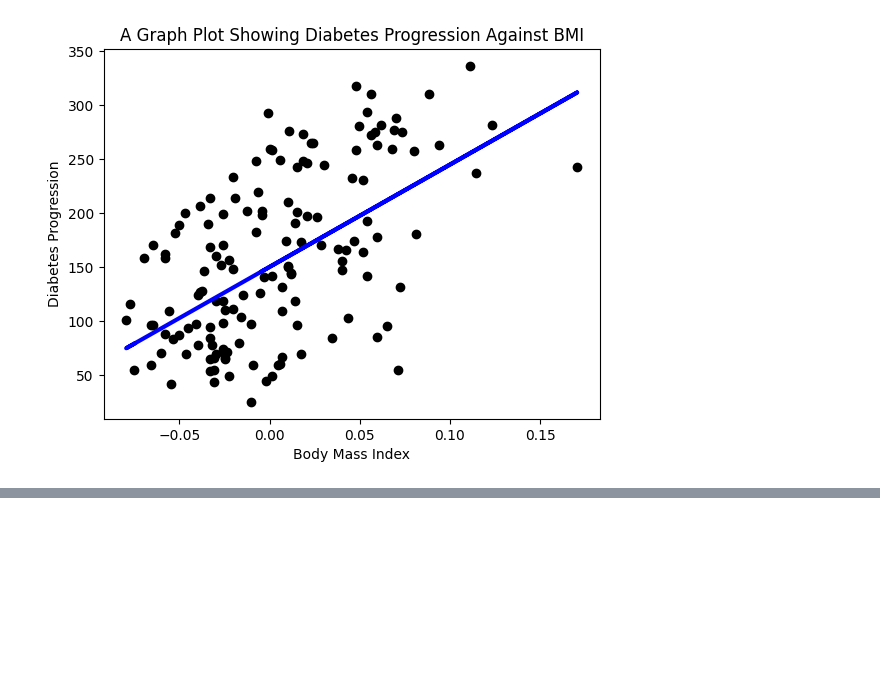
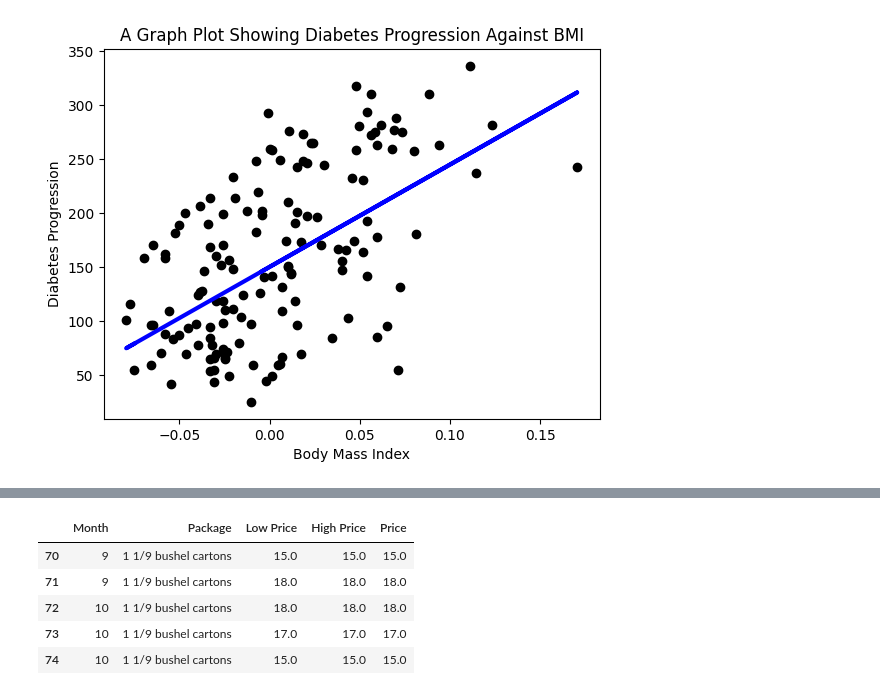
Before and after one commit to Li2angel/100_days_of_AIonEdge, a Jupyter notebook: Edge_AI_Assistant/notebooks/linear_regression.ipynb, the cells around one changed output, grey strips where cells are left out. Drawn from its saved outputs; the diff is of its cells as text; code cells hidden in the pictures; blank space fills up the shorter version.

```diff
--- a/Edge_AI_Assistant/notebooks/linear_regression.ipynb
+++ b/Edge_AI_Assistant/notebooks/linear_regression.ipynb
@@ -145,0 +198,25 @@ plt.show() # The black dots represent the actual values of y in the test data, a
+# %%
+# define the columns to be used
+new_columns = ['Package', 'Month', 'Low Price', 'High Price', 'Date']
+
+# drop all other columns
+pumpkins = pumpkins.drop([colname for colname in pumpkins.columns if colname not in new_columns], axis=1)
+# why axis=1? because we are dropping columns, not rows
+# %%
+# calculate the average between the low and high prices
+price = (pumpkins['Low Price'] + pumpkins['High Price']) /2
+
+# get the month from the date column
+month  = pd.DatetimeIndex(pumpkins['Date']).month
+
+# create a new dataframe with the new columns
+new_pumpkins = pd.DataFrame({'Month': month, 'Package': pumpkins['Package'], 'Low Price': pumpkins['Low Price'], 'High Price': pumpkins['High Price'], 'Price': price})
+
+new_pumpkins.head()
+# %% [output]
+|  | Month | Package | Low Price | High Price | Price |
+| 70 | 9 | 1 1/9 bushel cartons | 15.0 | 15.0 | 15.0 |
+| 71 | 9 | 1 1/9 bushel cartons | 18.0 | 18.0 | 18.0 |
+| 72 | 10 | 1 1/9 bushel cartons | 18.0 | 18.0 | 18.0 |
+| 73 | 10 | 1 1/9 bushel cartons | 17.0 | 17.0 | 17.0 |
+| 74 | 10 | 1 1/9 bushel cartons | 15.0 | 15.0 | 15.0 |
```
Also changed, not shown: parts of 5 cells of this notebook, 1 other file.
